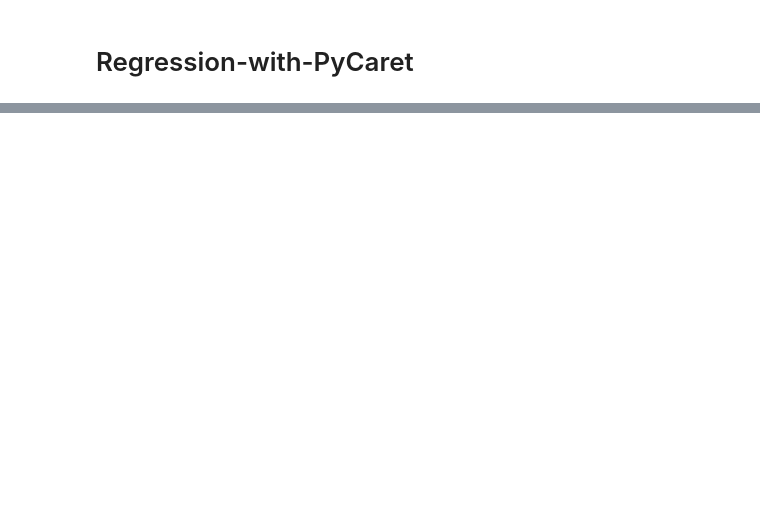
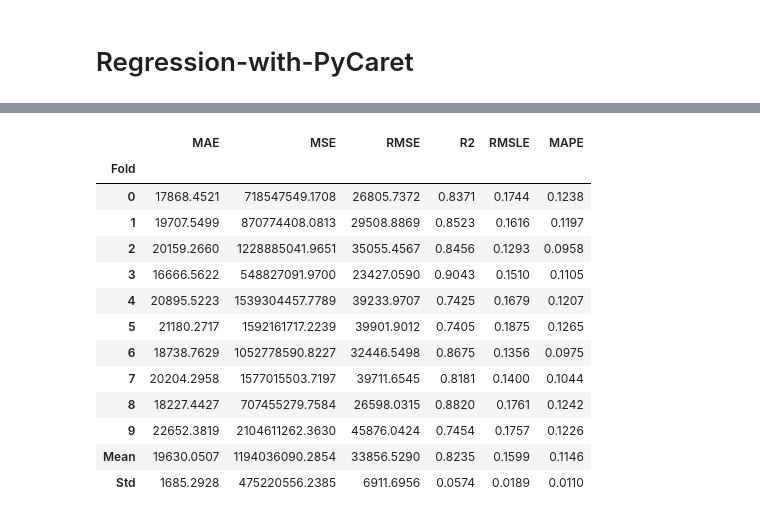
Before and after one commit to zenUnicorn/Regression-with-PyCaret, a Jupyter notebook: Regression-with-PyCaret.ipynb, the cells around one changed output, grey strips where cells are left out. Saved outputs shown, nothing was run; the diff lists cells and outputs as text; code cells hidden in the pictures; blank space fills up the shorter version.

```diff
--- a/Regression-with-PyCaret.ipynb
+++ b/Regression-with-PyCaret.ipynb
@@ -16,0 +115,19 @@ import pycaret
+# %%
+# gotta tune it
+
+tuned_lgb = tune_model(lgb)
+# %% [output]
+|  | MAE | MSE | RMSE | R2 | RMSLE | MAPE |
+| Fold |  |  |  |  |  |  |
+| 0 | 17868.4521 | 718547549.1708 | 26805.7372 | 0.8371 | 0.1744 | 0.1238 |
+| 1 | 19707.5499 | 870774408.0813 | 29508.8869 | 0.8523 | 0.1616 | 0.1197 |
+| 2 | 20159.2660 | 1228885041.9651 | 35055.4567 | 0.8456 | 0.1293 | 0.0958 |
+| 3 | 16666.5622 | 548827091.9700 | 23427.0590 | 0.9043 | 0.1510 | 0.1105 |
+| 4 | 20895.5223 | 1539304457.7789 | 39233.9707 | 0.7425 | 0.1679 | 0.1207 |
+| 5 | 21180.2717 | 1592161717.2239 | 39901.9012 | 0.7405 | 0.1875 | 0.1265 |
+| 6 | 18738.7629 | 1052778590.8227 | 32446.5498 | 0.8675 | 0.1356 | 0.0975 |
+| 7 | 20204.2958 | 1577015503.7197 | 39711.6545 | 0.8181 | 0.1400 | 0.1044 |
+| 8 | 18227.4427 | 707455279.7584 | 26598.0315 | 0.8820 | 0.1761 | 0.1242 |
+| 9 | 22652.3819 | 2104611262.3630 | 45876.0424 | 0.7454 | 0.1757 | 0.1226 |
+| Mean | 19630.0507 | 1194036090.2854 | 33856.5290 | 0.8235 | 0.1599 | 0.1146 |
+| Std | 1685.2928 | 475220556.2385 | 6911.6956 | 0.0574 | 0.0189 | 0.0110 |
```
Also changed, not shown: parts of 9 cells of this notebook.
